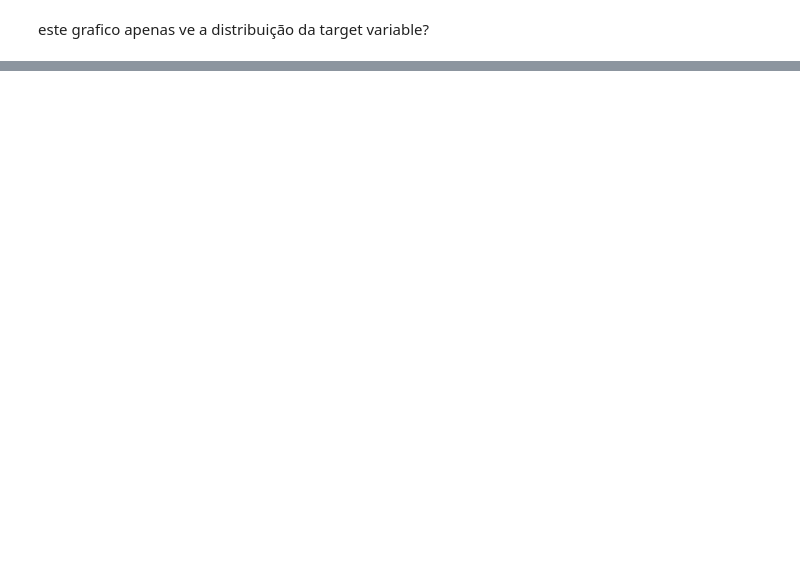
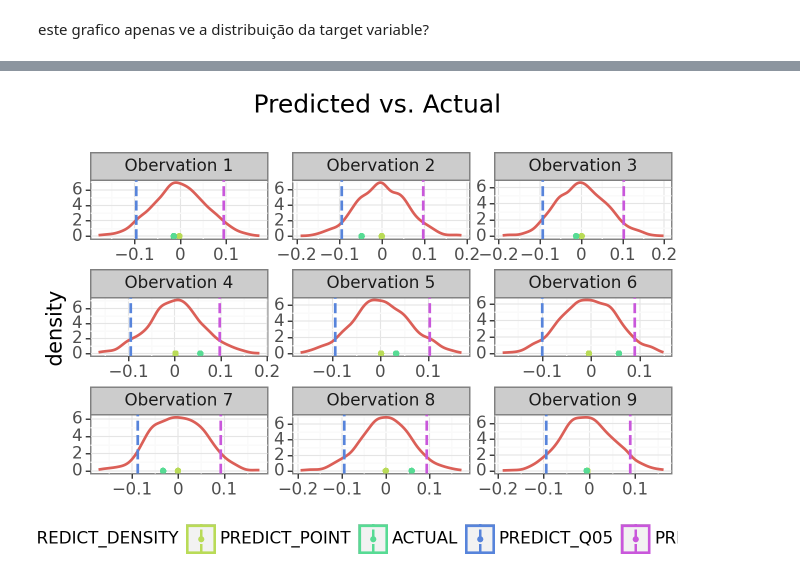
Before and after one commit to laiarodrigo/PIC-STELLARATOR, a Jupyter notebook: data_analysis/jup1.ipynb, the cells around one changed output, grey strips where cells are left out. Drawn from its saved outputs; the diff is of its cells as text; code cells hidden in the pictures; blank space fills up the shorter version.

```diff
--- a/data_analysis/jup1.ipynb
+++ b/data_analysis/jup1.ipynb
@@ -173,0 +193,62 @@ lgblss.plot(X_test,
+# %%
+from plotnine import ggplot, aes, geom_point, geom_vline, stat_density, facet_wrap, labs, theme_bw, scale_fill_brewer, theme, element_text, element_blank
+
+y_pred = []
+
+n_examples = 9
+
+for i in range(n_examples):
+    y_samples = pd.DataFrame(pred_samples.values[i,:].reshape(-1,1), columns=["PREDICT_DENSITY"])
+    y_samples["PREDICT_POINT"] = y_samples["PREDICT_DENSITY"].mean()
+    y_samples["PREDICT_Q05"] = y_samples["PREDICT_DENSITY"].quantile(q=quant_sel[0])
+    y_samples["PREDICT_Q95"] = y_samples["PREDICT_DENSITY"].quantile(q=quant_sel[1])
+    y_samples["ACTUAL"] = Y_test.iloc[i]
+    y_samples["obs"]= f"Obervation {i+1}"
+    y_pred.append(y_samples)
+
+pred_df = pd.melt(pd.concat(y_pred, axis=0), id_vars="obs")
+pred_df["obs"] = pd.Categorical(pred_df["obs"], categories=[f"Obervation {i+1}" for i in range(n_examples)])
+df_actual, df_pred_dens, df_pred_point, df_q05, df_q95 = [x for _, x in pred_df.groupby("variable")]
+
+plot_pred = (
+    ggplot(pred_df,
+           aes(color="variable")) +
+    stat_density(df_pred_dens,
+                 aes(x="value"),
+                 size=1.1) +
+    geom_point(df_pred_point,
+               aes(x="value",
+                   y=0),
+               size=1.4) +
+    geom_point(df_actual,
+               aes(x="value",
+                   y=0),
+               size=1.4) +
+    geom_vline(df_q05,
+               aes(xintercept="value",
+                   fill="variable",
+                   color="variable"),
+               linetype="dashed",
+               size=1.1) +
+    geom_vline(df_q95,
+               aes(xintercept="value",
+                   fill="variable",
+                   color="variable"),
+               linetype="dashed",
+               size=1.1) +
+    facet_wrap("obs",
+               scales="free",
+               ncol=3) +
+    labs(title="Predicted vs. Actual \n",
+         x = "") +
+    theme_bw(base_size=15) +
+    scale_fill_brewer(type="qual", palette="Dark2") +
+    theme(legend_position="bottom",
+          plot_title = element_text(hjust = 0.5),
+          legend_title = element_blank()
+         )
+)
+
+print(plot_pred)
+# %% [output]
+[figure, added]
```
Also changed, not shown: parts of 8 cells of this notebook, 15 other files.
